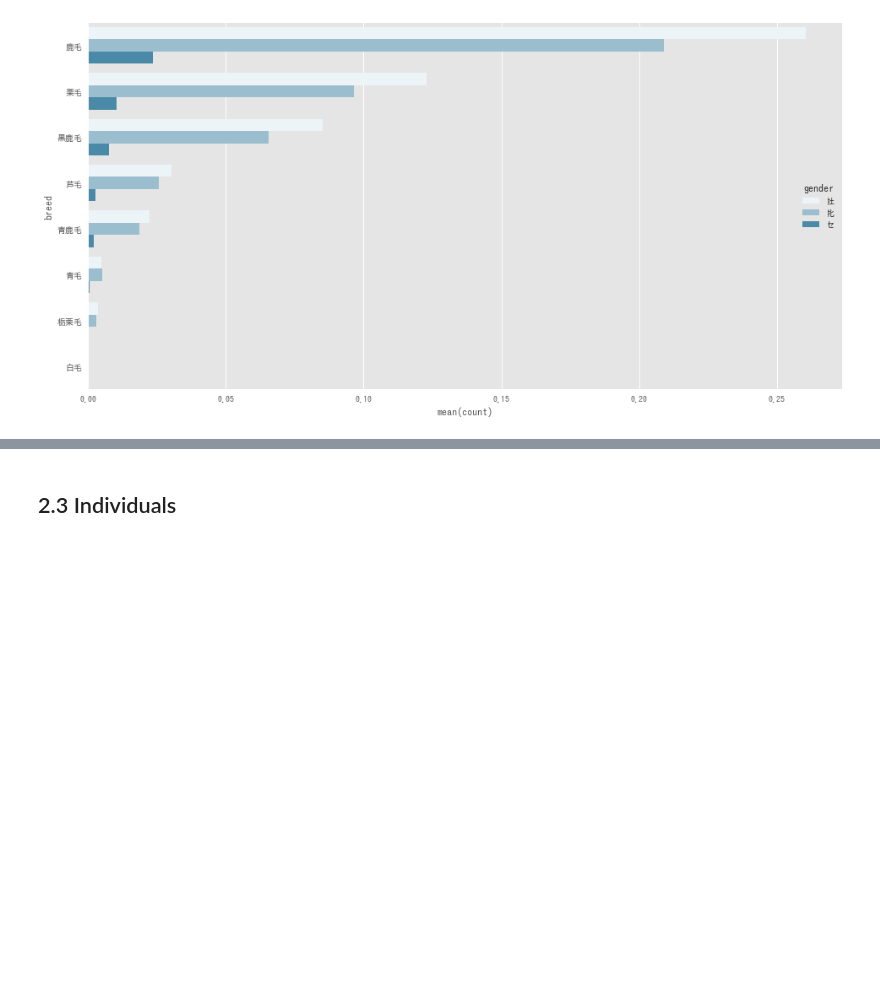
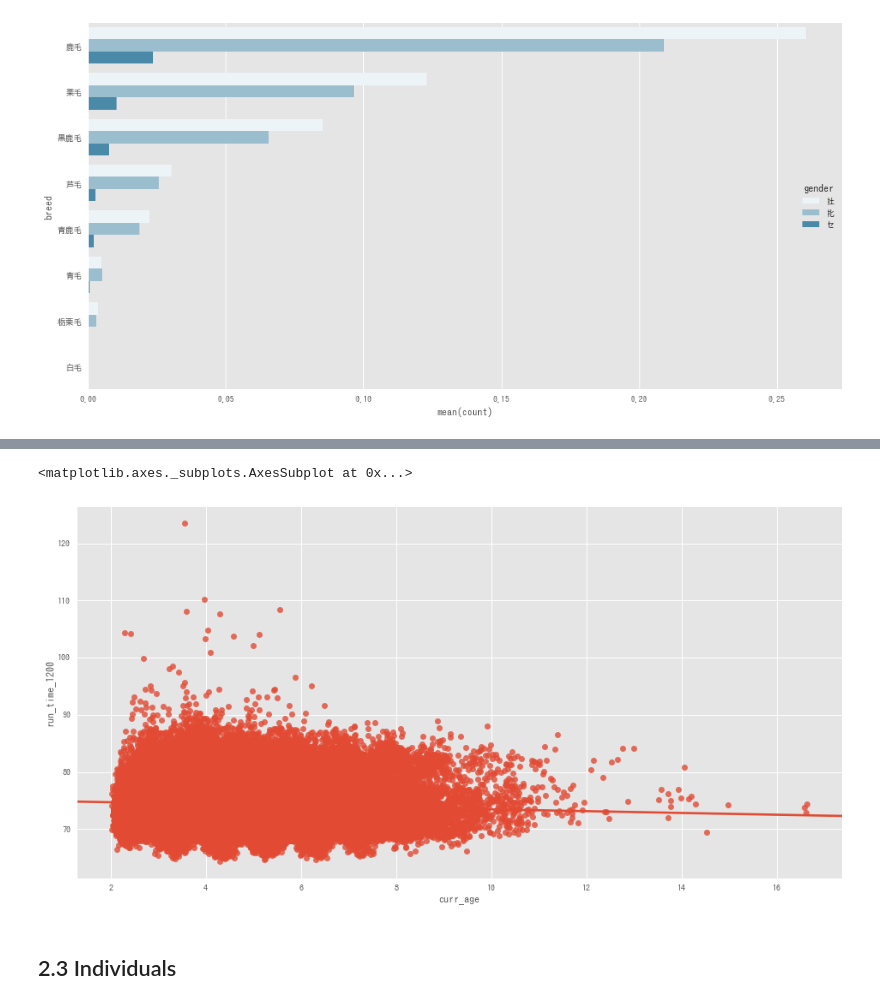
Before and after one commit to terryluzj/ba-fyp-sports-analytics, a Jupyter notebook: analysis/descriptive.ipynb, the cells around one changed output, grey strips where cells are left out. Drawn from its saved outputs; the diff is of its cells as text; code cells hidden in the pictures; blank space fills up the shorter version.

```diff
--- a/analysis/descriptive.ipynb
+++ b/analysis/descriptive.ipynb
@@ -180,3 +213,9 @@ sns.barplot(x='count', y='breed', data=breed_gender_count, color='#3A8FB7', hue=
+# %%
+horse_race['run_time_1200'] = horse_race['run_time'] / (horse_race['distance'] / 1200)
+sns.regplot(x='curr_age', y='run_time_1200', data=horse_race)
+# %% [output]
+<matplotlib.axes._subplots.AxesSubplot at 0x...>
+[figure, added]
 # %% [markdown]
 ## 2.3 Individuals
 # %%
```
Also changed, not shown: parts of 3 cells of this notebook.
